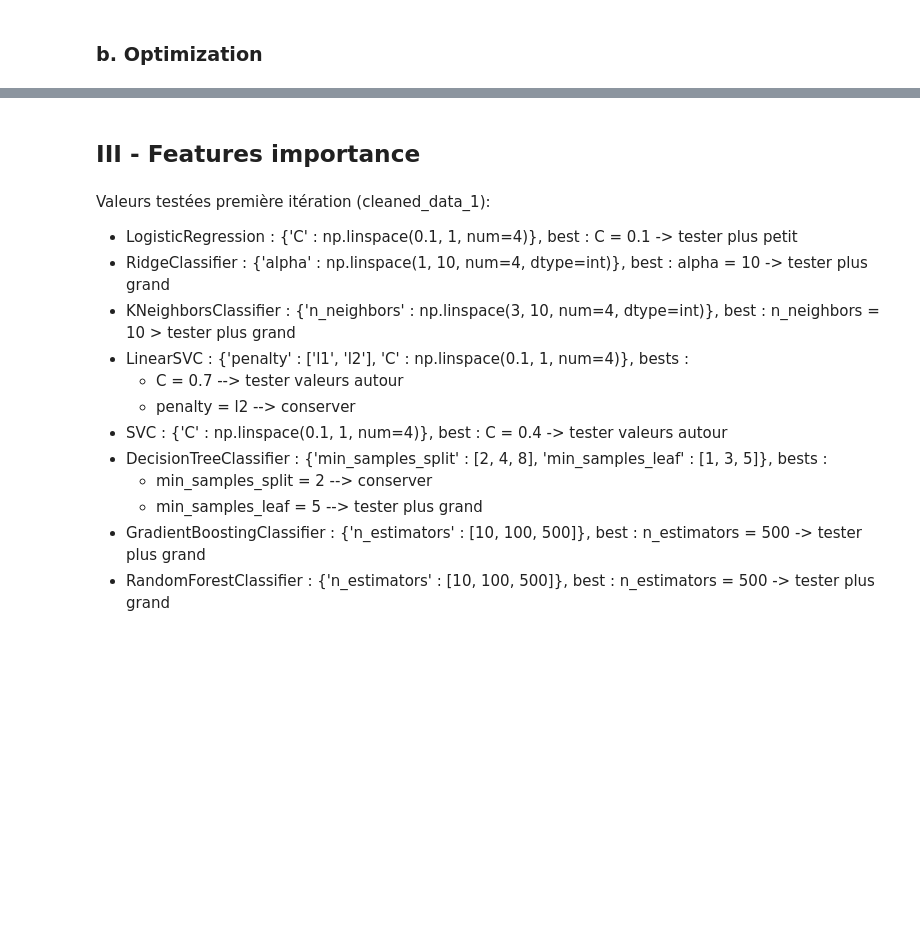
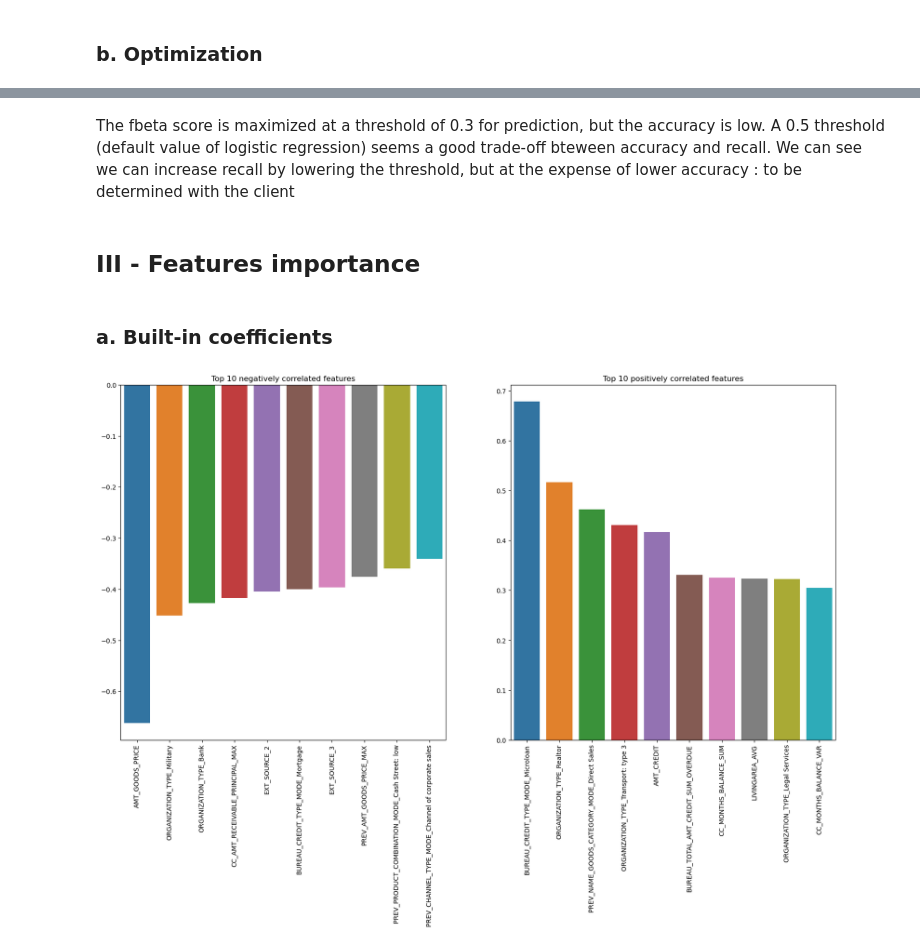
Before and after one commit to RobinPbt/P7-Openclassrooms, a Jupyter notebook: P7_modeling.ipynb, the cells around one changed output, grey strips where cells are left out. Saved outputs shown, nothing was run; the diff lists cells and outputs as text; code cells hidden in the pictures; blank space fills up the shorter version.

```diff
--- a/P7_modeling.ipynb
+++ b/P7_modeling.ipynb
@@ -862,0 +874,4 @@ The fbeta score is maximized at a threshold of 0.35 for prediction. Compared to
+# %%
+# Transforming our matrices in a df with the columns names
+x_train_sampled = pd.DataFrame(x_train_sampled, columns=full_cols.columns)
+x_test_processed = pd.DataFrame(x_test_processed, columns=full_cols.columns)
@@ -862,0 +880,11 @@ The fbeta score is maximized at a threshold of 0.35 for prediction. Compared to
+# %%
+# Best model training
+
+# best_C = LogisticRegression_clf_7.best_params_['model__C']
+
+final_model = LogisticRegression(random_state=random_state, max_iter=10000,
+                                 multi_class='ovr', penalty='l2', solver='lbfgs',
+                                class_weight='balanced', C = 0.1)
+
+with timer("Train model"):
+    final_model.fit(x_train_sampled, y_train_sampled)
@@ -863,16 +903,34 @@ The fbeta score is maximized at a threshold of 0.35 for prediction. Compared to
+# %% [markdown]
+The fbeta score is maximized at a threshold of 0.3 for prediction, but the accuracy is low. A 0.5 threshold (default value of logistic regression) seems a good trade-off bteween accuracy and recall. We can see we can increase recall by lowering the threshold, but at the expense of lower accuracy : to be determined with the client
 # %% [markdown]
 ## III - Features importance <a class="anchor" id="21-bullet"></a>
-# %% [markdown]
-Valeurs testées première itération (cleaned_data_1):
-- LogisticRegression : {'C' : np.linspace(0.1, 1, num=4)}, best : C = 0.1 -> tester plus petit
-- RidgeClassifier : {'alpha' : np.linspace(1, 10, num=4, dtype=int)}, best : alpha = 10 -> tester plus grand
-- KNeighborsClassifier : {'n_neighbors' : np.linspace(3, 10, num=4, dtype=int)}, best : n_neighbors = 10 > tester plus grand
-- LinearSVC : {'penalty' : ['l1', 'l2'], 'C' : np.linspace(0.1, 1, num=4)}, bests :
-    - C = 0.7 --> tester valeurs autour
-    - penalty = l2 --> conserver
-- SVC : {'C' : np.linspace(0.1, 1, num=4)}, best : C = 0.4 -> tester valeurs autour
-- DecisionTreeClassifier : {'min_samples_split' : [2, 4, 8], 'min_samples_leaf' : [1, 3, 5]}, bests :
-    - min_samples_split = 2 --> conserver
-    - min_samples_leaf = 5 --> tester plus grand
-- GradientBoostingClassifier : {'n_estimators' : [10, 100, 500]}, best : n_estimators = 500 -> tester plus grand
-- RandomForestClassifier : {'n_estimators' : [10, 100, 500]}, best : n_estimators = 500 -> tester plus grand
+# %% [markdown]
+### a. Built-in coefficients
+# %%
+# Finding most important variables depending on their coefficients
+coefs_importance = pd.DataFrame(final_model.coef_, columns=full_cols.columns)
+
+# Top negatively and positively correlated features
+negative_corr = coefs_importance.iloc[0].sort_values()[:10]
+positive_corr = coefs_importance.iloc[0].sort_values(ascending=False)[:10]
+
+
+# All features with absolutes values
+coefs_importance_pos = coefs_importance.apply(abs)
+best_coefs = coefs_importance_pos.iloc[0].sort_values(ascending=False)[:10]
+# %%
+plt.figure(figsize=(20,10))
+
+plt.subplot(1,2,1)
+sns.barplot(x=negative_corr.index, y=negative_corr.values)
+plt.title('Top 10 negatively correlated features')
+plt.xticks(rotation=90)
+
+plt.subplot(1,2,2)
+sns.barplot(x=positive_corr.index, y=positive_corr.values)
+plt.title('Top 10 positively correlated features')
+plt.xticks(rotation=90)
+
+plt.show()
+# %% [output]
+[figure, added]
```
Also changed, not shown: parts of 36 cells of this notebook, 1 other file.
